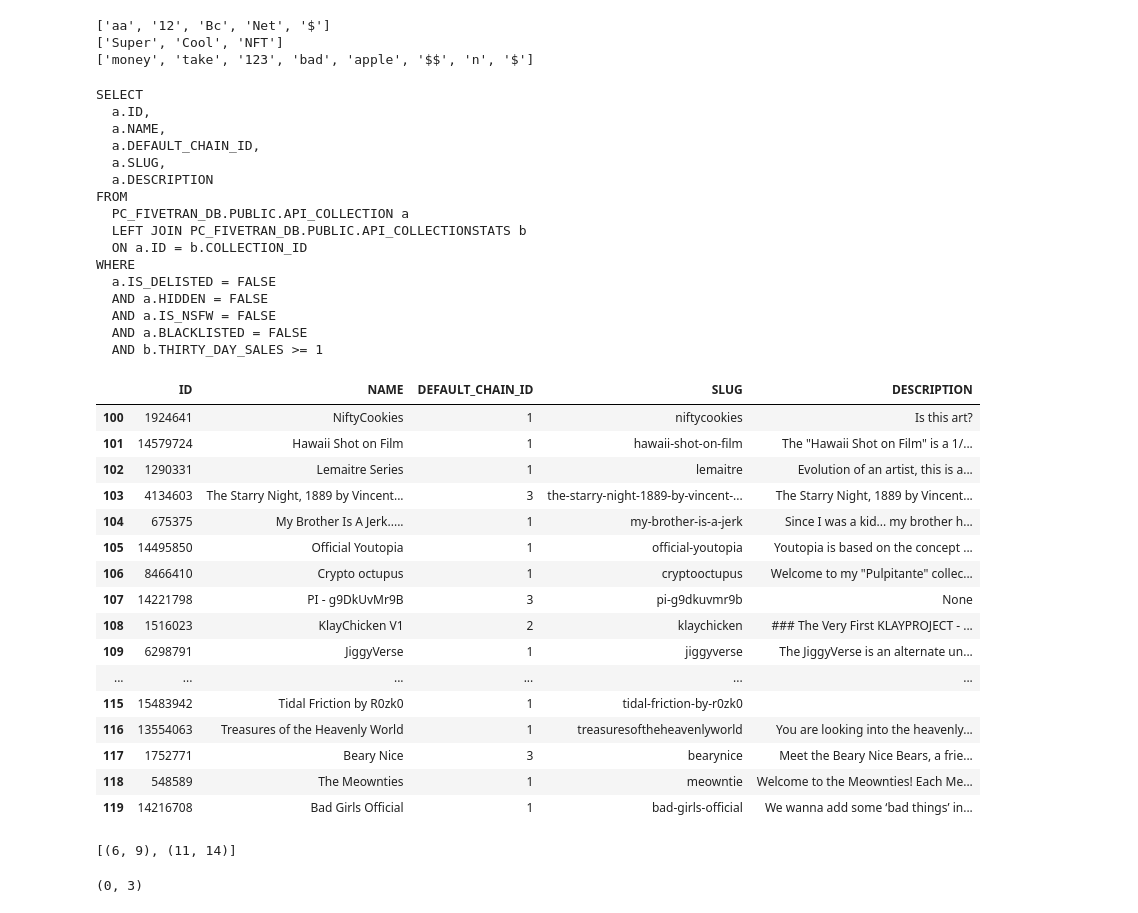
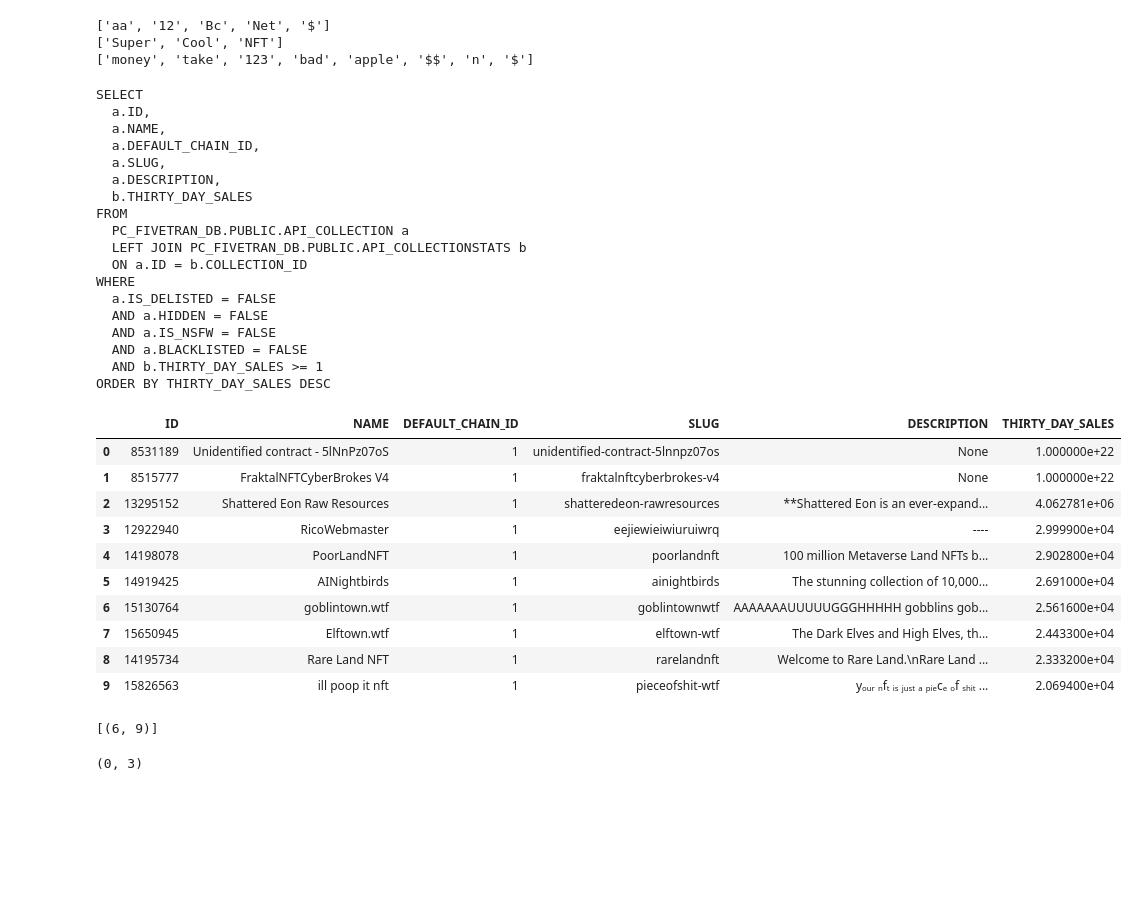
Before and after one commit to Juicpt/xiang-wu-experimental, a Jupyter notebook: notebooks/Collection Sensitivity Exploration at least 1 transaction-new word model.ipynb, the cells around one changed output. Cells and saved outputs as stored; diff of their text form; code cells hidden in the pictures; blank space fills up the shorter version.

```diff
--- a/notebooks/Collection Sensitivity Exploration at least 1 transaction-new word model.ipynb
+++ b/notebooks/Collection Sensitivity Exploration at least 1 transaction-new word model.ipynb
@@ -32,7 +32,8 @@ SELECT
   a.NAME,
   a.DEFAULT_CHAIN_ID,
   a.SLUG,
-  a.DESCRIPTION
+  a.DESCRIPTION,
+  b.THIRTY_DAY_SALES
 FROM
   PC_FIVETRAN_DB.PUBLIC.API_COLLECTION a
   LEFT JOIN PC_FIVETRAN_DB.PUBLIC.API_COLLECTIONSTATS b
@@ -43,6 +44,7 @@ WHERE
   AND a.IS_NSFW = FALSE
   AND a.BLACKLISTED = FALSE
   AND b.THIRTY_DAY_SALES >= {MIN_30D_SALES}
+ORDER BY THIRTY_DAY_SALES DESC
 """
 
 print(ALL_COLLECTION_SQL)
@@ -52,7 +54,8 @@ SELECT
   a.NAME,
   a.DEFAULT_CHAIN_ID,
   a.SLUG,
-  a.DESCRIPTION
+  a.DESCRIPTION,
+  b.THIRTY_DAY_SALES
 FROM
   PC_FIVETRAN_DB.PUBLIC.API_COLLECTION a
   LEFT JOIN PC_FIVETRAN_DB.PUBLIC.API_COLLECTIONSTATS b
@@ -63,6 +66,7 @@ WHERE
   AND a.IS_NSFW = FALSE
   AND a.BLACKLISTED = FALSE
   AND b.THIRTY_DAY_SALES >= 1
+ORDER BY THIRTY_DAY_SALES DESC
 # %%
 RUN_SQL = False
 ALL_COLLECTION_DF_FILE = pathlib.Path(f"/Users/shinewu/tmp/all_collection_min_30d_sales_{MIN_30D_SALES}.pickle")
@@ -73,28 +77,26 @@ if RUN_SQL:
 else:
     ALL_COLLECTION_DF = pd.read_pickle(ALL_COLLECTION_DF_FILE)
 # %%
-ALL_COLLECTION_DF.iloc[100:120]
+ALL_COLLECTION_DF.iloc[:10]
 # %% [output]
-|  | ID | NAME | DEFAULT_CHAIN_ID | SLUG | DESCRIPTION |
-| 100 | 1924641 | NiftyCookies | 1 | niftycookies | Is this art? |
-| 101 | 14579724 | Hawaii Shot on Film | 1 | hawaii-shot-on-film | The "Hawaii Shot on Film" is a 1/... |
-| 102 | 1290331 | Lemaitre Series | 1 | lemaitre | Evolution of an artist, this is a... |
-| 103 | 4134603 | The Starry Night, 1889 by Vincent... | 3 | the-starry-night-1889-by-vincent-... | The Starry Night, 1889 by Vincent... |
-| 104 | 675375 | My Brother Is A Jerk..... | 1 | my-brother-is-a-jerk | Since I was a kid... my brother h... |
-| 105 | 14495850 | Official Youtopia | 1 | official-youtopia | Youtopia is based on the concept ... |
-| 106 | 8466410 | Crypto octupus | 1 | cryptooctupus | Welcome to my "Pulpitante" collec... |
-| 107 | 14221798 | PI - g9DkUvMr9B | 3 | pi-g9dkuvmr9b | None |
-| 108 | 1516023 | KlayChicken V1 | 2 | klaychicken | ### The Very First KLAYPROJECT - ... |
-| 109 | 6298791 | JiggyVerse | 1 | jiggyverse | The JiggyVerse is an alternate un... |
-| ... | ... | ... | ... | ... | ... |
-| 115 | 15483942 | Tidal Friction by R0zk0 | 1 | tidal-friction-by-r0zk0 |  |
-| 116 | 13554063 | Treasures of the Heavenly World | 1 | treasuresoftheheavenlyworld | You are looking into the heavenly... |
-| 117 | 1752771 | Beary Nice | 3 | bearynice | Meet the Beary Nice Bears, a frie... |
-| 118 | 548589 | The Meownties | 1 | meowntie | Welcome to the Meownties! Each Me... |
-| 119 | 14216708 | Bad Girls Official | 1 | bad-girls-official | We wanna add some ‘bad things’ in... |
+|  | ID | NAME | DEFAULT_CHAIN_ID | SLUG | DESCRIPTION | THIRTY_DAY_SALES |
+| 0 | 8531189 | Unidentified contract - 5lNnPz07oS | 1 | unidentified-contract-5lnnpz07os | None | 1.000000e+22 |
+| 1 | 8515777 | FraktalNFTCyberBrokes V4 | 1 | fraktalnftcyberbrokes-v4 | None | 1.000000e+22 |
+| 2 | 13295152 | Shattered Eon Raw Resources | 1 | shatteredeon-rawresources | **Shattered Eon is an ever-expand... | 4.062781e+06 |
+| 3 | 12922940 | RicoWebmaster | 1 | eejiewieiwiuruiwrq | ---- | 2.999900e+04 |
+| 4 | 14198078 | PoorLandNFT | 1 | poorlandnft | 100 million Metaverse Land NFTs b... | 2.902800e+04 |
+| 5 | 14919425 | AINightbirds | 1 | ainightbirds | The stunning collection of 10,000... | 2.691000e+04 |
+| 6 | 15130764 | goblintown.wtf | 1 | goblintownwtf | AAAAAAAUUUUUGGGHHHHH gobblins gob... | 2.561600e+04 |
+| 7 | 15650945 | Elftown.wtf | 1 | elftown-wtf | The Dark Elves and High Elves, th... | 2.443300e+04 |
+| 8 | 14195734 | Rare Land NFT | 1 | rarelandnft | Welcome to Rare Land.\nRare Land ... | 2.333200e+04 |
+| 9 | 15826563 | ill poop it nft | 1 | pieceofshit-wtf | yₒᵤᵣ ₙfₜ ᵢₛ ⱼᵤₛₜ ₐ ₚᵢₑcₑ ₒf ₛₕᵢₜ ... | 2.069400e+04 |
 # %%
-list(word_matchers.match_all(word_models.ACTIVE_GET_PAYMENT_MATCHER,
-               word_matchers.tokenize("paying you no dollar and you get paid $$$ and you receive monthly payment")))
+list(
+    word_matchers.match_all(
+        word_models.LABEL_AND_MATCHER["GET_MONEY"],
+        word_matchers.tokenize("paying you no dollar and you get paid $$$ and you receive monthly payment")
+    )
+)
 # %% [output]
-[(6, 9), (11, 14)]
+[(6, 9)]
 # %%
```
Also changed, not shown: parts of 8 cells of this notebook, 4 other files.
